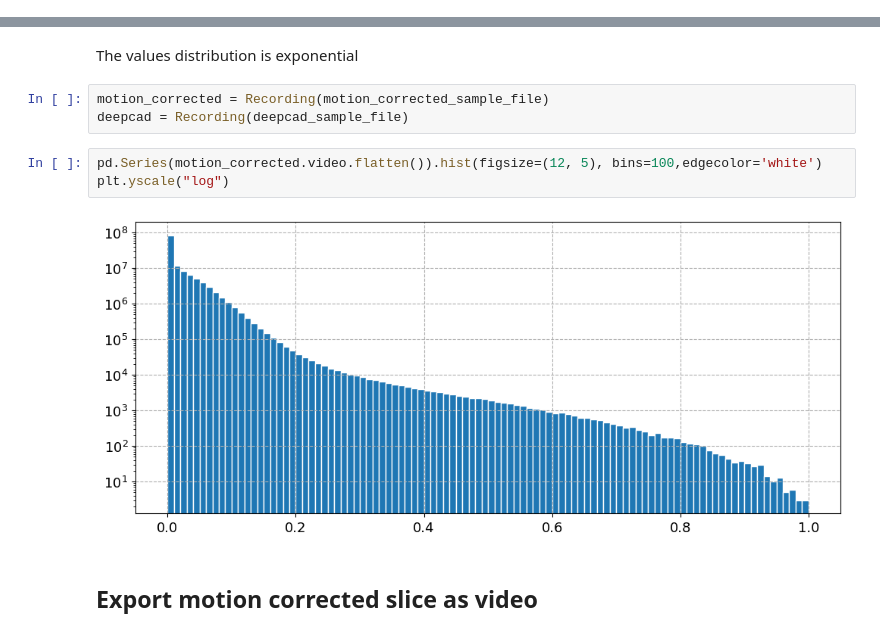
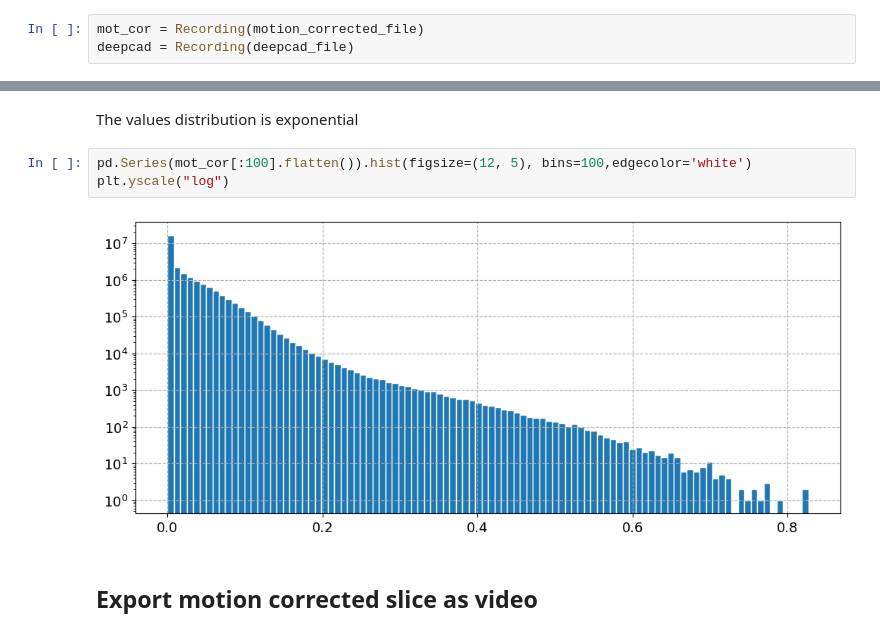
Before and after one commit to MrPio/freq2clean, a Jupyter notebook: 1-eda/1.1.2-Visualize_OABF_Dataset_VPM.ipynb, the cells around one changed output, grey strips where cells are left out. Saved outputs shown, nothing was run; the diff lists cells and outputs as text.

Commit message:
Remove necessity for tiff samples

```diff
--- a/1-eda/1.1.2-Visualize_OABF_Dataset_VPM.ipynb
+++ b/1-eda/1.1.2-Visualize_OABF_Dataset_VPM.ipynb
@@ -58,15 +27,15 @@ deepcad.save_sample(deepcad_sample_file)
+# %%
+mot_cor = Recording(motion_corrected_file)
+deepcad = Recording(deepcad_file)
 # %% [markdown]
 ## Visualize values distribution
 # %% [markdown]
 The values distribution is exponential
-# %%
-motion_corrected = Recording(motion_corrected_sample_file)
-deepcad = Recording(deepcad_sample_file)
 # %%
-pd.Series(motion_corrected.video.flatten()).hist(figsize=(12, 5), bins=100,edgecolor='white')
+pd.Series(mot_cor[:100].flatten()).hist(figsize=(12, 5), bins=100,edgecolor='white')
 plt.yscale("log")
 # %% [output]
-[figure, old version]
+[figure, new version]
 # %% [markdown]
 ## Export motion corrected slice as video
 # %%
```
Also changed, not shown: parts of 10 cells of this notebook, 5 other files.
